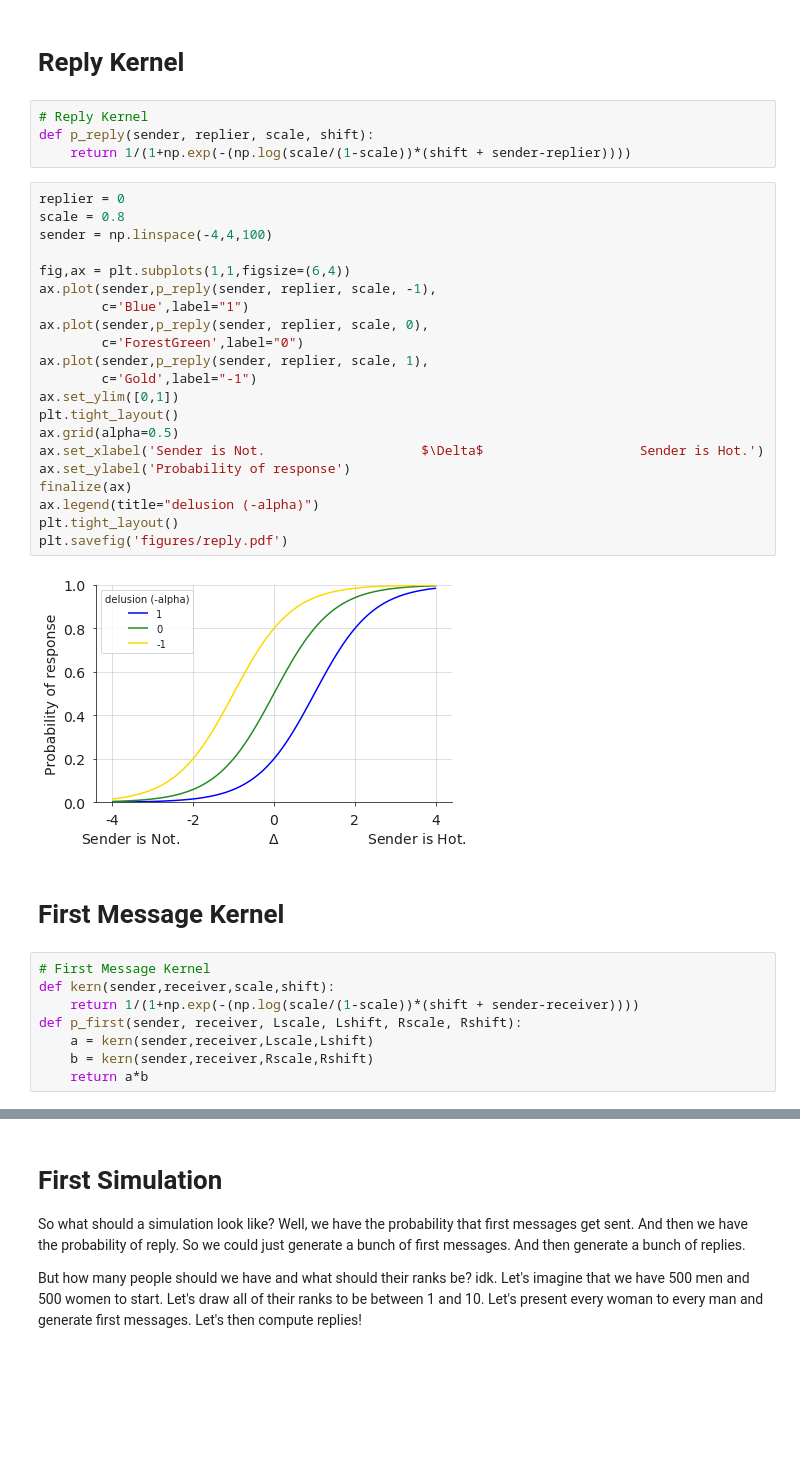
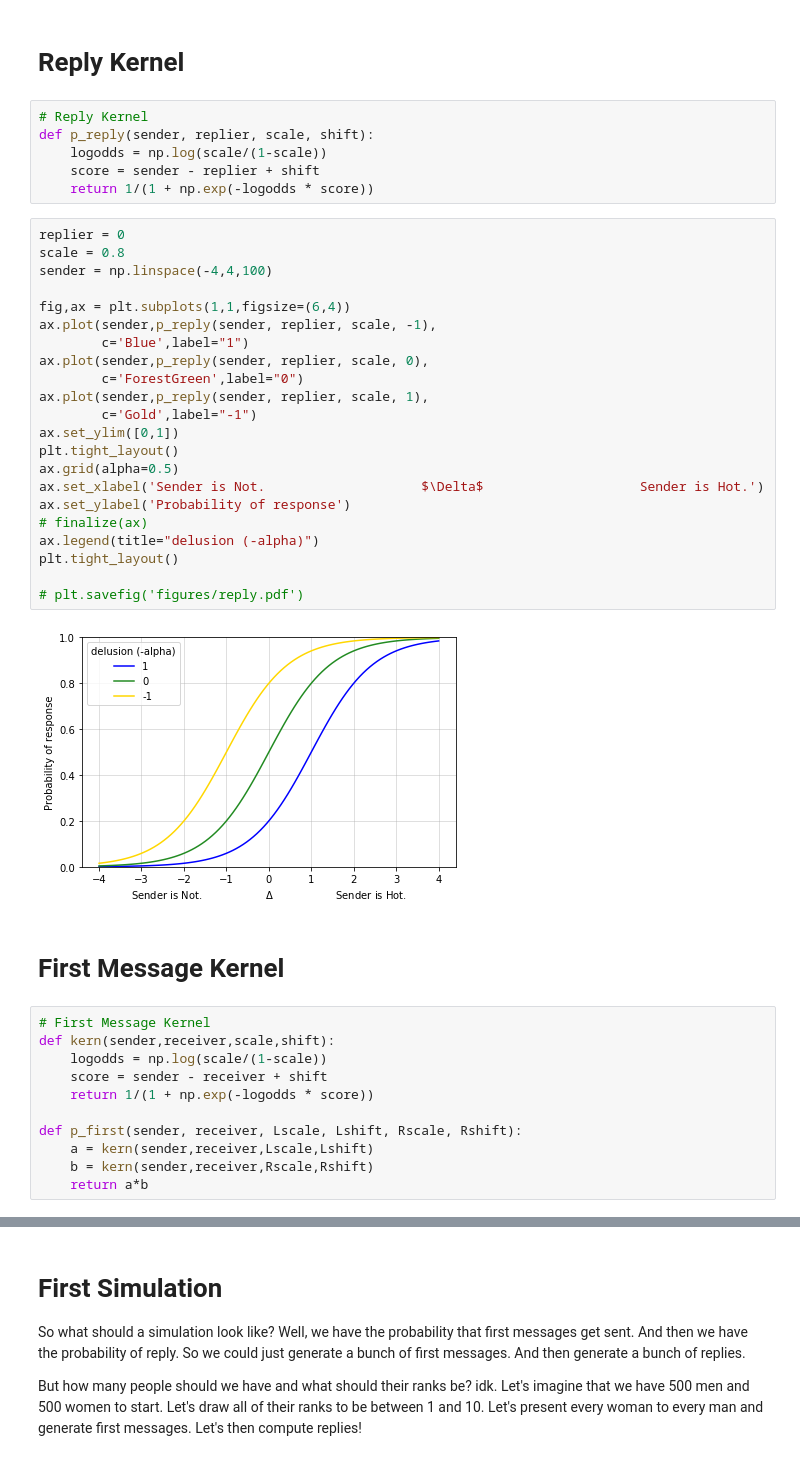
Before and after one commit to AparaV/SpringRankGroups, a Jupyter notebook: api/jupyter/10ksim.ipynb, the cells around one changed output, grey strips where cells are left out. Saved outputs shown, nothing was run; the diff lists cells and outputs as text; blank space fills up the shorter version.

```diff
--- a/api/jupyter/10ksim.ipynb
+++ b/api/jupyter/10ksim.ipynb
@@ -13,36 +21,42 @@ from scipy.optimize import brentq
 # %%
 # Reply Kernel
 def p_reply(sender, replier, scale, shift):
-    return 1/(1+np.exp(-(np.log(scale/(1-scale))*(shift + sender-replier))))
+    logodds = np.log(scale/(1-scale))
+    score = sender - replier + shift
+    return 1/(1 + np.exp(-logodds * score))
 # %%
 replier = 0
 scale = 0.8
 sender = np.linspace(-4,4,100)
 
 fig,ax = plt.subplots(1,1,figsize=(6,4))
 ax.plot(sender,p_reply(sender, replier, scale, -1),
         c='Blue',label="1")
 ax.plot(sender,p_reply(sender, replier, scale, 0),
         c='ForestGreen',label="0")
 ax.plot(sender,p_reply(sender, replier, scale, 1),
         c='Gold',label="-1")
 ax.set_ylim([0,1])
 plt.tight_layout()
 ax.grid(alpha=0.5)
 ax.set_xlabel('Sender is Not.                    $\Delta$                    Sender is Hot.')
 ax.set_ylabel('Probability of response')
-finalize(ax)
+# finalize(ax)
 ax.legend(title="delusion (-alpha)")
 plt.tight_layout()
-plt.savefig('figures/reply.pdf')
+
+# plt.savefig('figures/reply.pdf')
 # %% [output]
-[figure, old version]
+[figure, new version]
 # %% [markdown]
 # First Message Kernel
 # %%
 # First Message Kernel
 def kern(sender,receiver,scale,shift):
-    return 1/(1+np.exp(-(np.log(scale/(1-scale))*(shift + sender-receiver))))
+    logodds = np.log(scale/(1-scale))
+    score = sender - receiver + shift
+    return 1/(1 + np.exp(-logodds * score))
+
 def p_first(sender, receiver, Lscale, Lshift, Rscale, Rshift):
     a = kern(sender,receiver,Lscale,Lshift)
     b = kern(sender,receiver,Rscale,Rshift)
```
Also changed, not shown: parts of 22 cells of this notebook, 10 other files.
